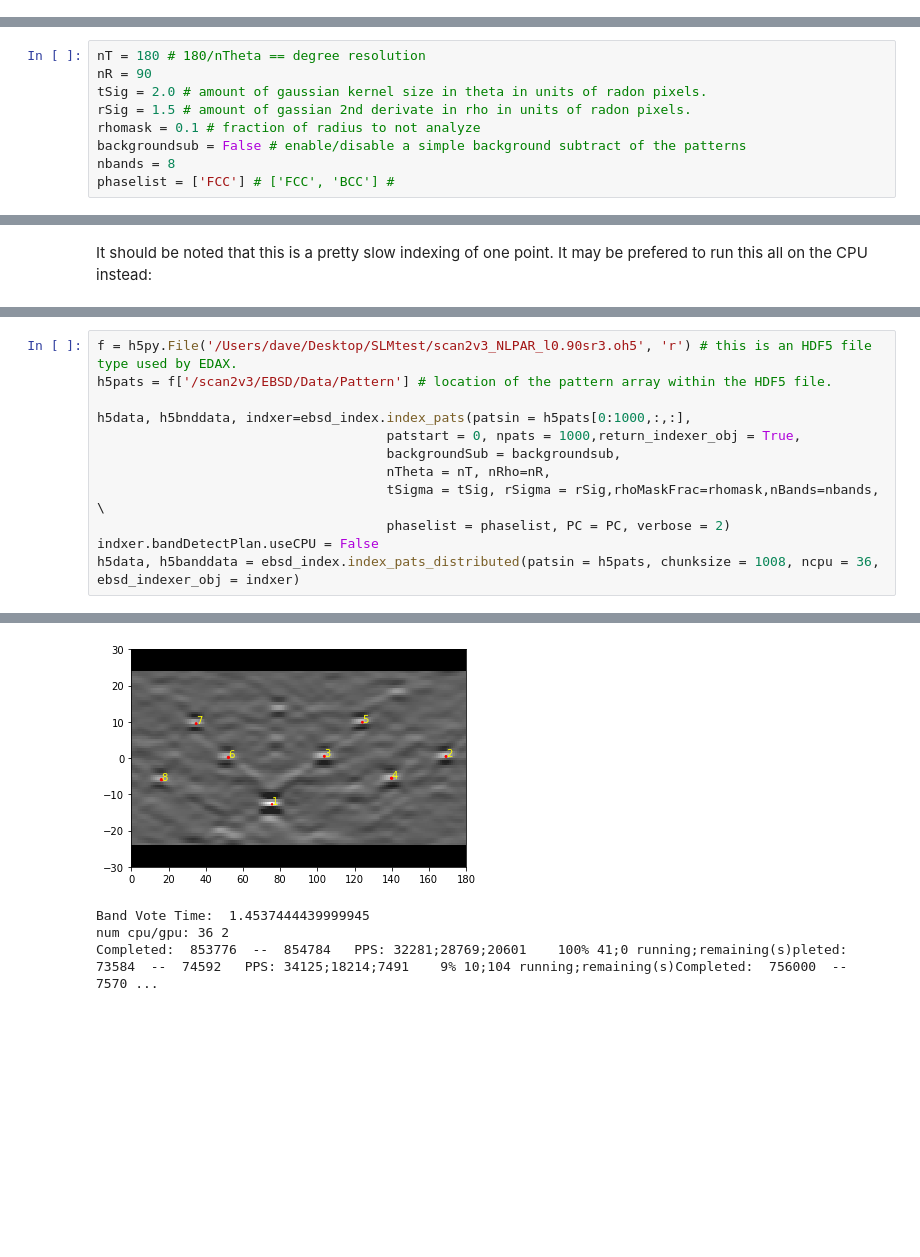
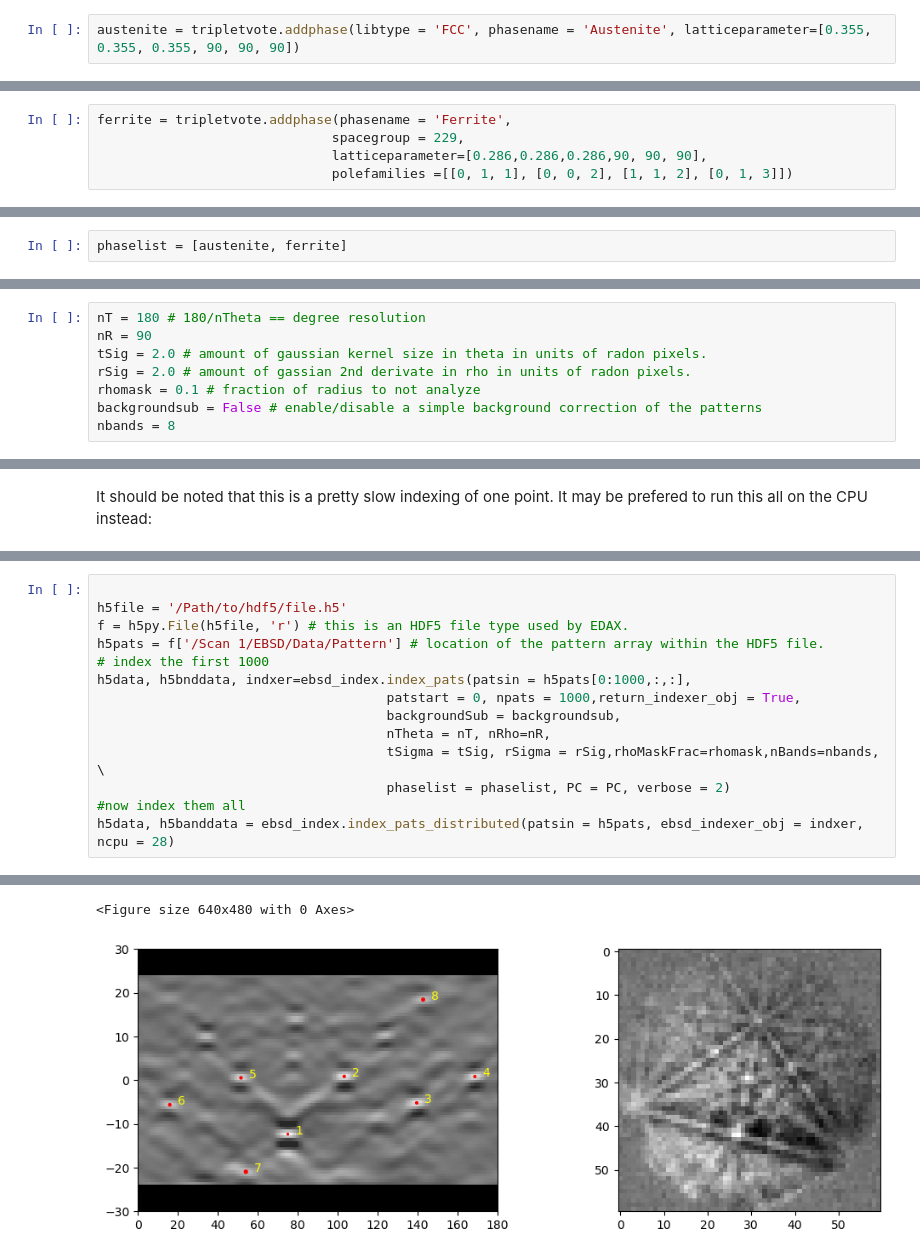
Before and after one commit to USNavalResearchLaboratory/PyEBSDIndex, a Jupyter notebook: doc/tutorials/ebsd_index_demo.ipynb, the cells around one changed output, grey strips where cells are left out. Cells and saved outputs as stored; diff of their text form; blank space fills up the shorter version.

```diff
--- a/doc/tutorials/ebsd_index_demo.ipynb
+++ b/doc/tutorials/ebsd_index_demo.ipynb
@@ -21,0 +33,2 @@ vendor = 'EDAX'
+# %%
+austenite = tripletvote.addphase(libtype = 'FCC', phasename = 'Austenite', latticeparameter=[0.355, 0.355, 0.355, 90, 90, 90])
@@ -21,0 +37,5 @@ vendor = 'EDAX'
+# %%
+ferrite = tripletvote.addphase(phasename = 'Ferrite',
+                              spacegroup = 229,
+                              latticeparameter=[0.286,0.286,0.286,90, 90, 90],
+                              polefamilies =[[0, 1, 1], [0, 0, 2], [1, 1, 2], [0, 1, 3]])
@@ -21,0 +44,2 @@ vendor = 'EDAX'
+# %%
+phaselist = [austenite, ferrite]
@@ -25,9 +53,8 @@ Define the radon and indexing parameters
 nT = 180 # 180/nTheta == degree resolution
 nR = 90
 tSig = 2.0 # amount of gaussian kernel size in theta in units of radon pixels.
-rSig = 1.5 # amount of gassian 2nd derivate in rho in units of radon pixels.
+rSig = 2.0 # amount of gassian 2nd derivate in rho in units of radon pixels.
 rhomask = 0.1 # fraction of radius to not analyze
-backgroundsub = False # enable/disable a simple background subtract of the patterns
+backgroundsub = False # enable/disable a simple background correction of the patterns
 nbands = 8
-phaselist = ['FCC'] # ['FCC', 'BCC'] #
 # %% [markdown]
@@ -217,13 +244,15 @@ There is some limited support for specific types of HDF5 files using the _"filen
 # %%
-f = h5py.File('/Users/dave/Desktop/SLMtest/scan2v3_NLPAR_l0.90sr3.oh5', 'r') # this is an HDF5 file type used by EDAX.
-h5pats = f['/scan2v3/EBSD/Data/Pattern'] # location of the pattern array within the HDF5 file.
 
+h5file = '/Path/to/hdf5/file.h5'
+f = h5py.File(h5file, 'r') # this is an HDF5 file type used by EDAX.
+h5pats = f['/Scan 1/EBSD/Data/Pattern'] # location of the pattern array within the HDF5 file.
+# index the first 1000
 h5data, h5bnddata, indxer=ebsd_index.index_pats(patsin = h5pats[0:1000,:,:],
                                      patstart = 0, npats = 1000,return_indexer_obj = True,
                                      backgroundSub = backgroundsub,
                                      nTheta = nT, nRho=nR,
                                      tSigma = tSig, rSigma = rSig,rhoMaskFrac=rhomask,nBands=nbands, \
                                      phaselist = phaselist, PC = PC, verbose = 2)
-indxer.bandDetectPlan.useCPU = False
-h5data, h5banddata = ebsd_index.index_pats_distributed(patsin = h5pats, chunksize = 1008, ncpu = 36, ebsd_indexer_obj = indxer)
+#now index them all
+h5data, h5banddata = ebsd_index.index_pats_distributed(patsin = h5pats, ebsd_indexer_obj = indxer, ncpu = 28)
 # %% [output]
@@ -235,4 +267,2 @@ Total Band Find Time: 0.23670069100001
+<Figure size 640x480 with 0 Axes>
-[figure, old version]
+[figure, new version]
-Band Vote Time:  1.4537444439999945
-num cpu/gpu: 36 2
-Completed:  853776  --  854784   PPS: 32281;28769;20601    100% 41;0 running;remaining(s)pleted:  73584  --  74592   PPS: 34125;18214;7491    9% 10;104 running;remaining(s)Completed:  756000  --  7570 ...
```
Also changed, not shown: parts of 47 cells of this notebook, 42 other files.
